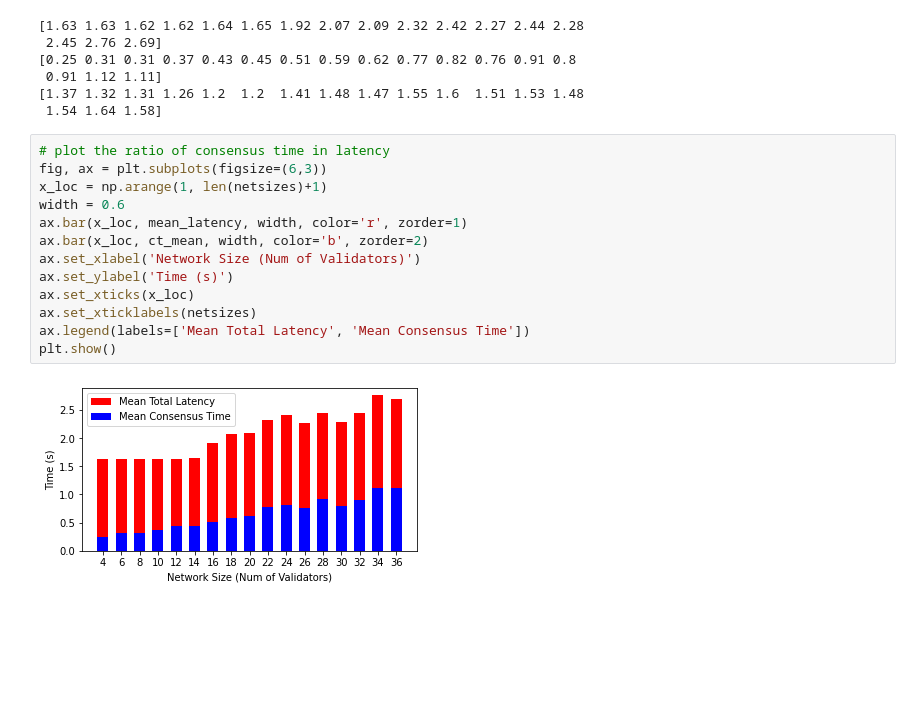
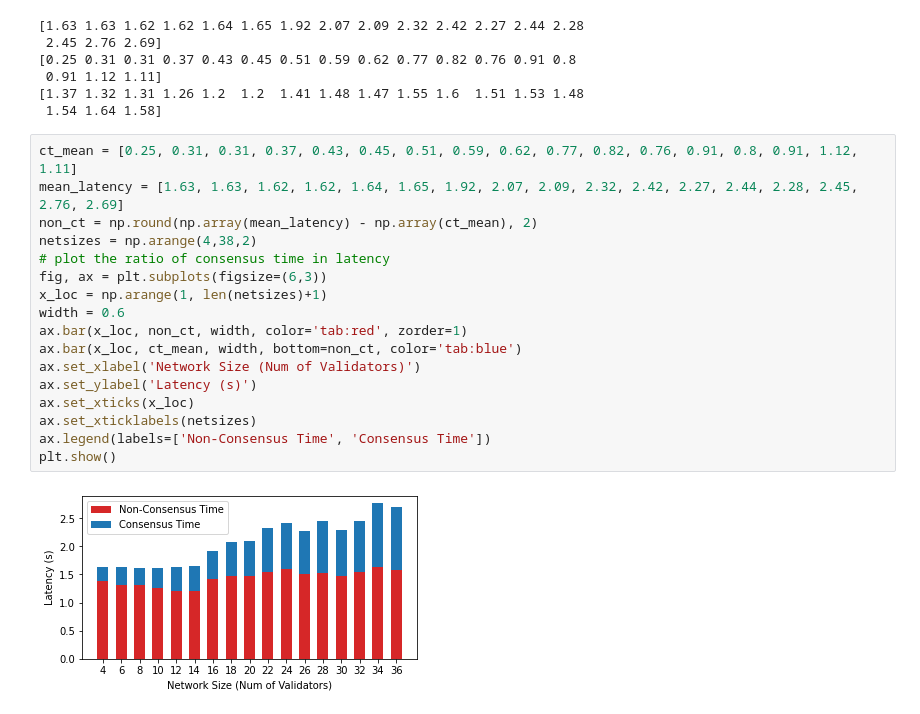
Before and after one commit to CaixiangFan/besu-benchmark, a Jupyter notebook: src/data_process.ipynb, the cells around one changed output. Cells and saved outputs as stored; diff of their text form; blank space fills up the shorter version.

Commit message:
updated ct ratio figure

```diff
--- a/src/data_process.ipynb
+++ b/src/data_process.ipynb
@@ -1089,17 +1089,21 @@ print(np.round(np.array(mean_latency) - np.array(ct_mean), 2))
 [1.37 1.32 1.31 1.26 1.2  1.2  1.41 1.48 1.47 1.55 1.6  1.51 1.53 1.48
  1.54 1.64 1.58]
 # %%
+ct_mean = [0.25, 0.31, 0.31, 0.37, 0.43, 0.45, 0.51, 0.59, 0.62, 0.77, 0.82, 0.76, 0.91, 0.8, 0.91, 1.12, 1.11]
+mean_latency = [1.63, 1.63, 1.62, 1.62, 1.64, 1.65, 1.92, 2.07, 2.09, 2.32, 2.42, 2.27, 2.44, 2.28, 2.45, 2.76, 2.69]
+non_ct = np.round(np.array(mean_latency) - np.array(ct_mean), 2)
+netsizes = np.arange(4,38,2)
 # plot the ratio of consensus time in latency
 fig, ax = plt.subplots(figsize=(6,3))
 x_loc = np.arange(1, len(netsizes)+1)
 width = 0.6
-ax.bar(x_loc, mean_latency, width, color='r', zorder=1)
-ax.bar(x_loc, ct_mean, width, color='b', zorder=2)
+ax.bar(x_loc, non_ct, width, color='tab:red', zorder=1)
+ax.bar(x_loc, ct_mean, width, bottom=non_ct, color='tab:blue')
 ax.set_xlabel('Network Size (Num of Validators)')
-ax.set_ylabel('Time (s)')
+ax.set_ylabel('Latency (s)')
 ax.set_xticks(x_loc)
 ax.set_xticklabels(netsizes)
-ax.legend(labels=['Mean Total Latency', 'Mean Consensus Time'])
+ax.legend(labels=['Non-Consensus Time', 'Consensus Time'])
 plt.show()
 # %% [output]
-[figure, old version]
+[figure, new version]
```
Also changed, not shown: 1 other file.
